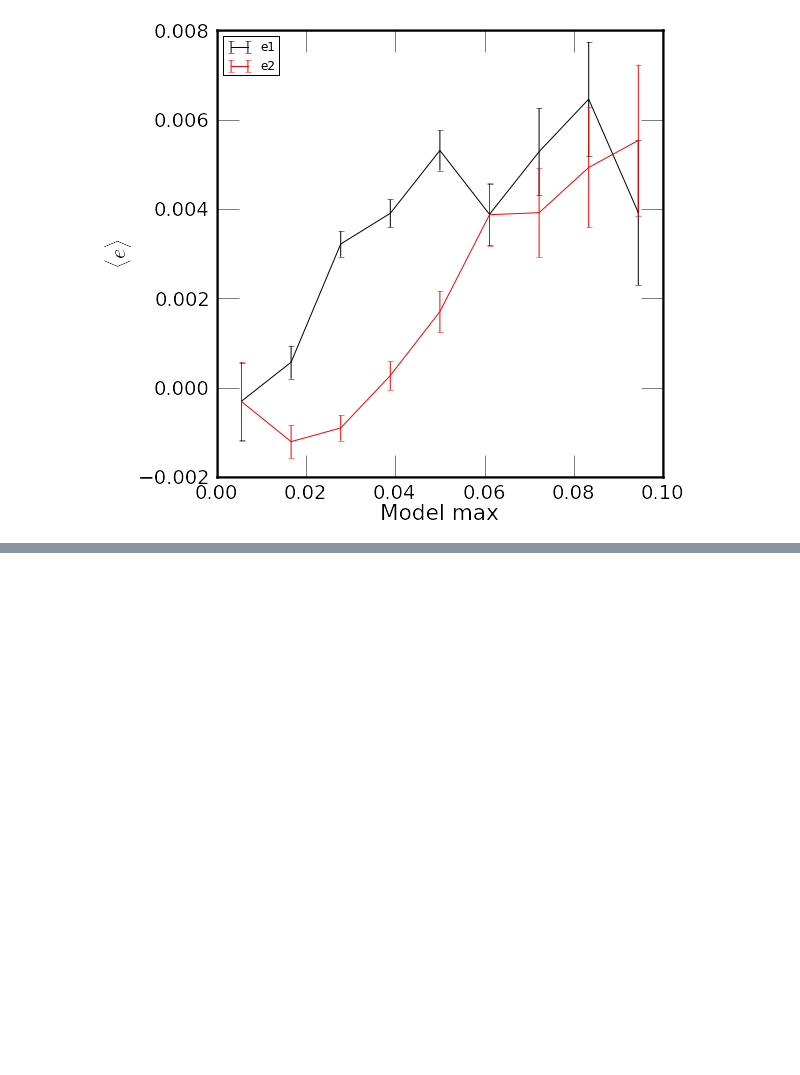
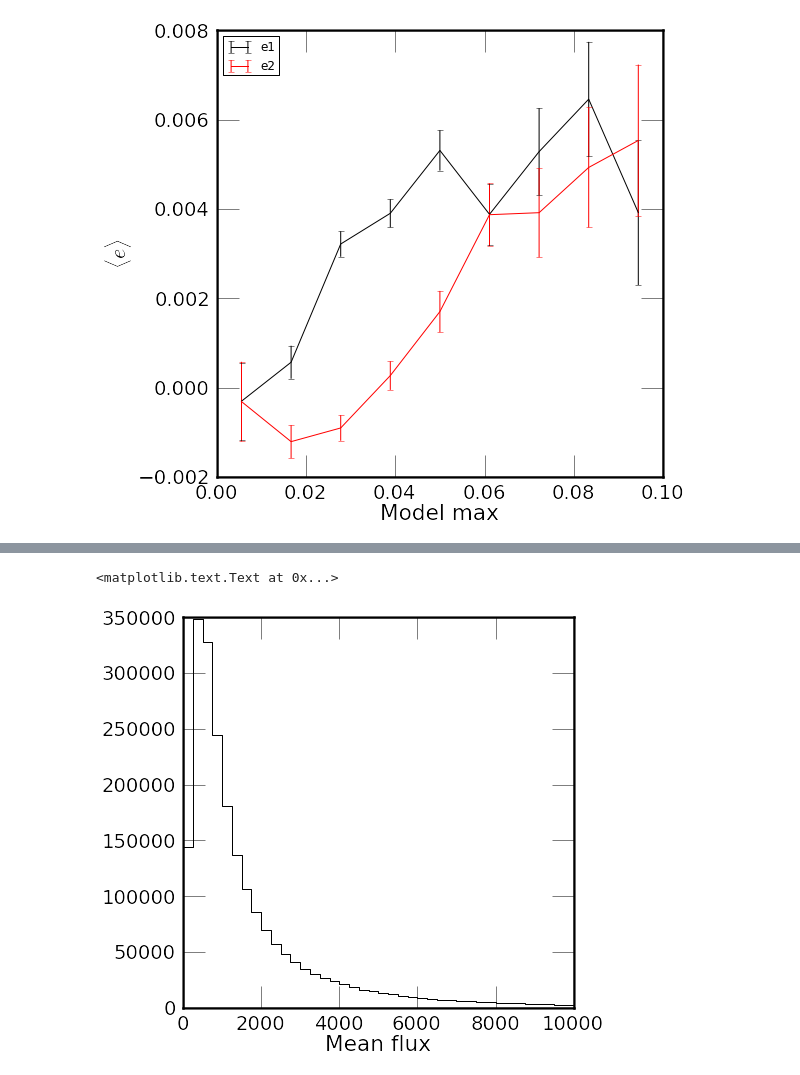
Before and after one commit to vvinuv/ipynb, a Jupyter notebook: im3shape_v6.ipynb, the cells around one changed output, grey strips where cells are left out. Cells and saved outputs as stored; diff of their text form; code cells hidden in the pictures; blank space fills up the shorter version.

```diff
--- a/im3shape_v6.ipynb
+++ b/im3shape_v6.ipynb
@@ -201,0 +217,7 @@ bas.plot_q(iim3[spte]['model_max'], iim3[spte]['e1'], iim3[spte]['e2'], 0, 0.1,
+# %%
+pl.figure(figsize=(7,7))
+x = pl.hist(iim3[spte]['mean_flux'], 40, range=(0, 10000), label='Mean flux', color='k', histtype='step')
+pl.xlabel('Mean flux')
+# %% [output]
+<matplotlib.text.Text at 0x...>
+[figure, added]
```
Also changed, not shown: parts of 13 cells of this notebook.
